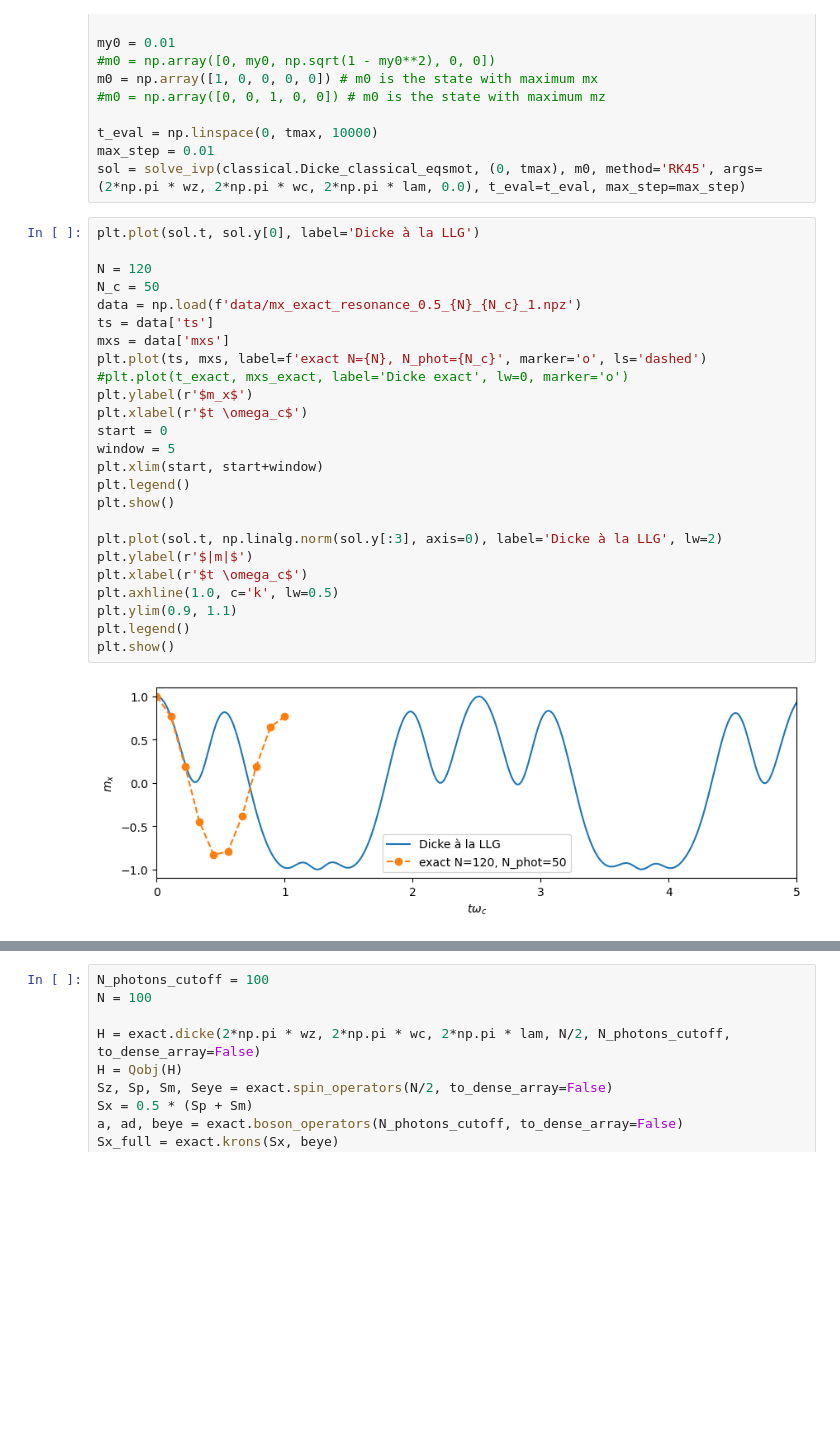
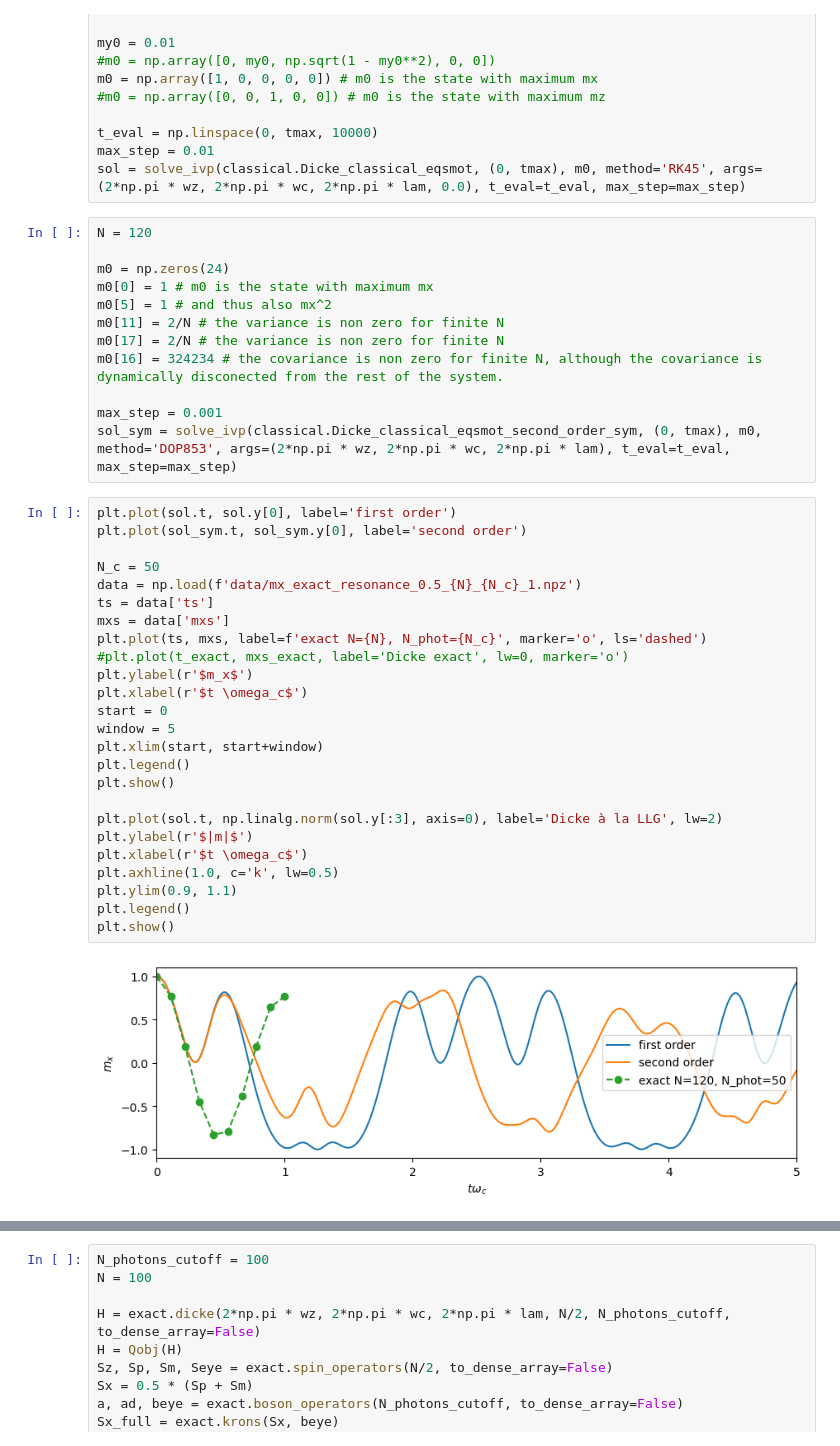
Before and after one commit to chuan97/dicke-dynamics, a Jupyter notebook: classical_vs_exact_superradiant.ipynb, the cells around one changed output, grey strips where cells are left out. Drawn from its saved outputs; the diff is of its cells as text; blank space fills up the shorter version.

```diff
--- a/classical_vs_exact_superradiant.ipynb
+++ b/classical_vs_exact_superradiant.ipynb
@@ -27,33 +27,45 @@ m0 = np.array([1, 0, 0, 0, 0]) # m0 is the state with maximum mx
 t_eval = np.linspace(0, tmax, 10000)
 max_step = 0.01
 sol = solve_ivp(classical.Dicke_classical_eqsmot, (0, tmax), m0, method='RK45', args=(2*np.pi * wz, 2*np.pi * wc, 2*np.pi * lam, 0.0), t_eval=t_eval, max_step=max_step)
+# %%
+N = 120
+
+m0 = np.zeros(24)
+m0[0] = 1 # m0 is the state with maximum mx
+m0[5] = 1 # and thus also mx^2
+m0[11] = 2/N # the variance is non zero for finite N
+m0[17] = 2/N # the variance is non zero for finite N
+m0[16] = 324234 # the covariance is non zero for finite N, although the covariance is dynamically disconected from the rest of the system.
+
+max_step = 0.001
+sol_sym = solve_ivp(classical.Dicke_classical_eqsmot_second_order_sym, (0, tmax), m0, method='DOP853', args=(2*np.pi * wz, 2*np.pi * wc, 2*np.pi * lam), t_eval=t_eval, max_step=max_step)
 # %%
-plt.plot(sol.t, sol.y[0], label='Dicke à la LLG')
+plt.plot(sol.t, sol.y[0], label='first order')
+plt.plot(sol_sym.t, sol_sym.y[0], label='second order')
 
-N = 120
 N_c = 50
 data = np.load(f'data/mx_exact_resonance_0.5_{N}_{N_c}_1.npz')
 ts = data['ts']
 mxs = data['mxs']
 plt.plot(ts, mxs, label=f'exact N={N}, N_phot={N_c}', marker='o', ls='dashed')
 #plt.plot(t_exact, mxs_exact, label='Dicke exact', lw=0, marker='o')
 plt.ylabel(r'$m_x$')
 plt.xlabel(r'$t \omega_c$')
 start = 0
 window = 5
 plt.xlim(start, start+window)
 plt.legend()
 plt.show()
 
 plt.plot(sol.t, np.linalg.norm(sol.y[:3], axis=0), label='Dicke à la LLG', lw=2)
 plt.ylabel(r'$|m|$')
 plt.xlabel(r'$t \omega_c$')
 plt.axhline(1.0, c='k', lw=0.5)
 plt.ylim(0.9, 1.1)
 plt.legend()
 plt.show()
 # %% [output]
-[figure, old version]
+[figure, new version]
 [figure]
 # %%
 N_photons_cutoff = 100
```
Also changed, not shown: 2 other files.
